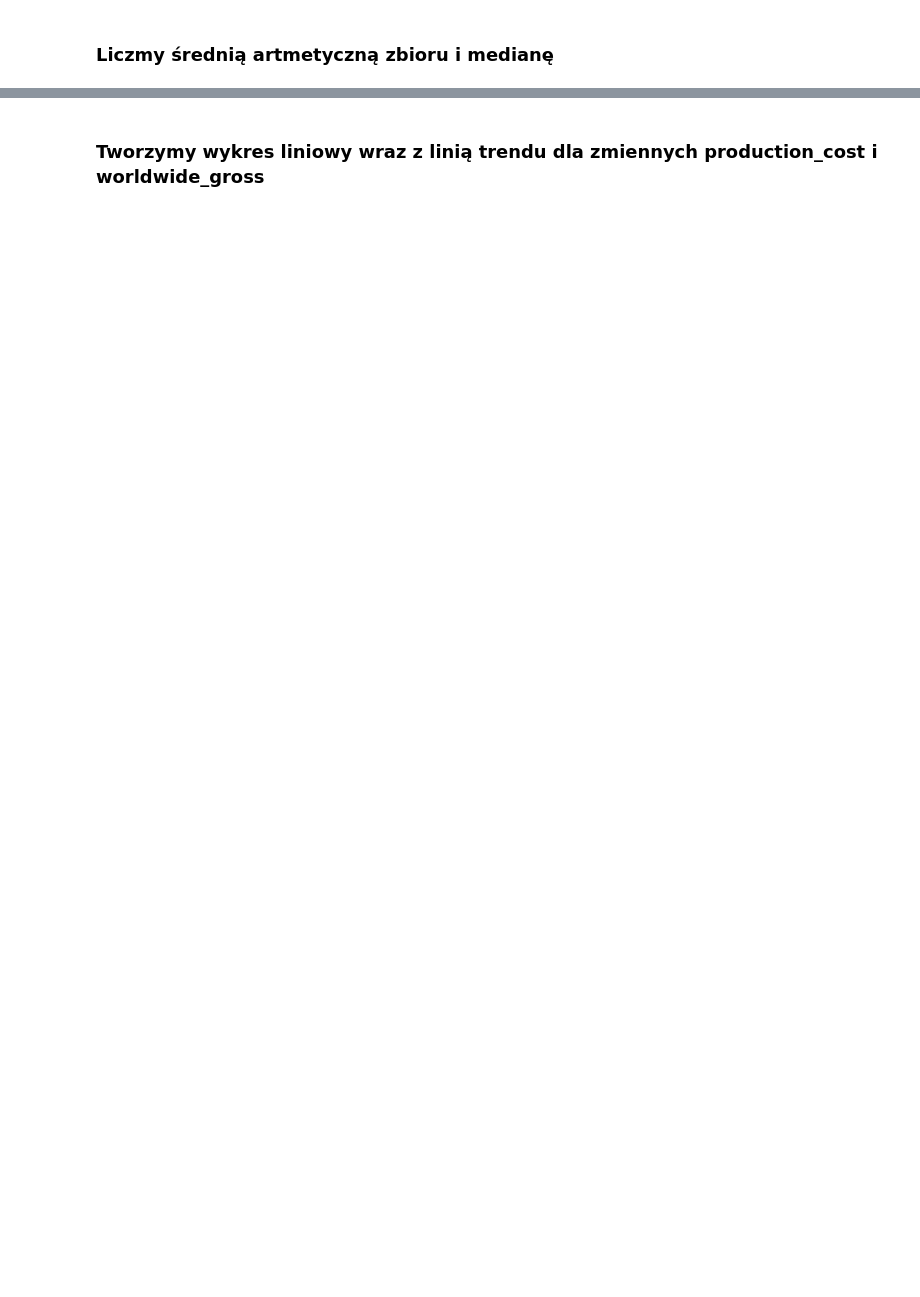
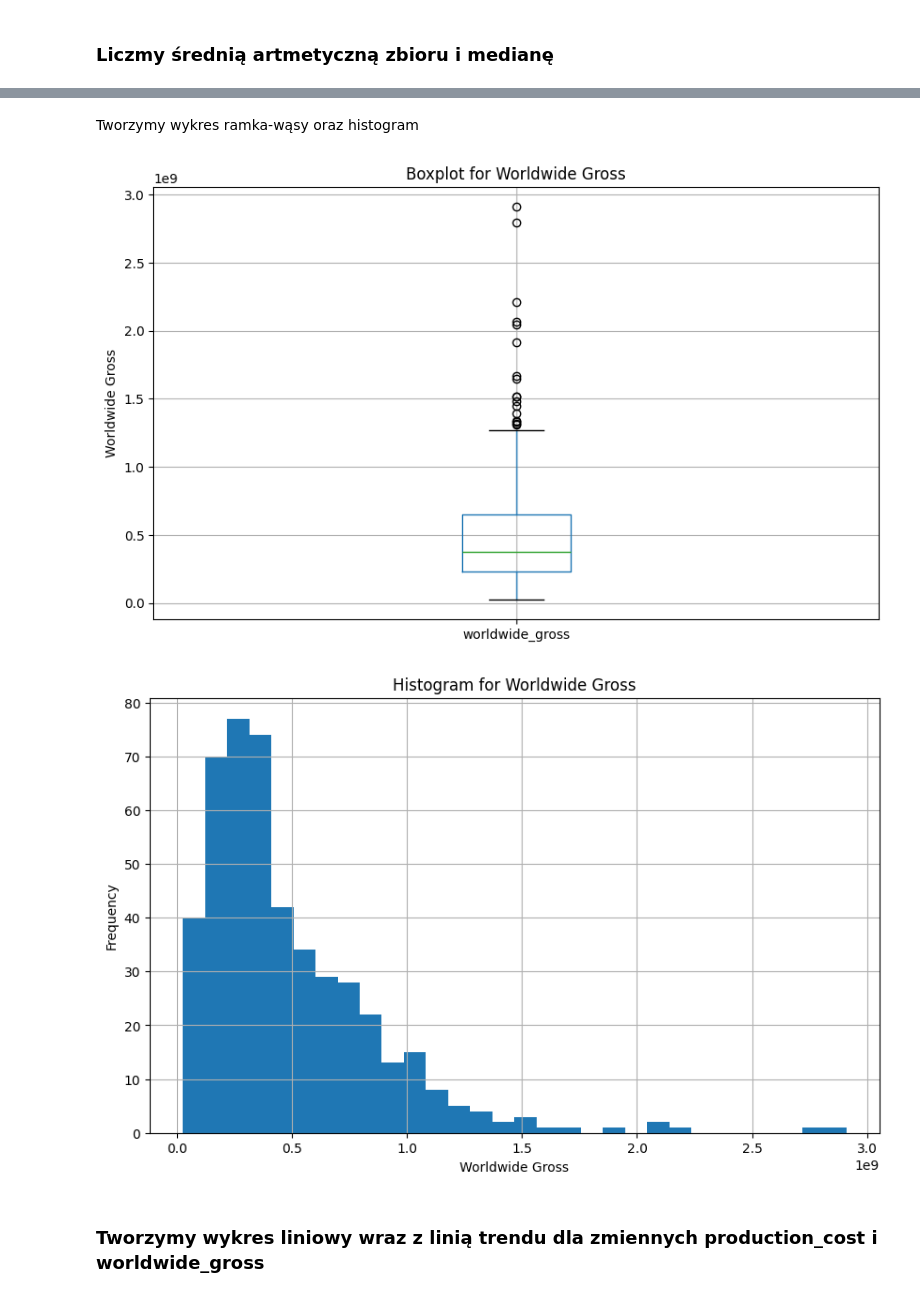
Before and after one commit to copperhead143/AGH-Statistical_Data_Analysis_Movies, a Jupyter notebook: Kopia_notatnika_Zadanie_Python_czysczenieDanych.ipynb, the cells around one changed output, grey strips where cells are left out. Saved outputs shown, nothing was run; the diff lists cells and outputs as text; code cells hidden in the pictures; blank space fills up the shorter version.

```diff
--- a/Kopia_notatnika_Zadanie_Python_czysczenieDanych.ipynb
+++ b/Kopia_notatnika_Zadanie_Python_czysczenieDanych.ipynb
@@ -77,9 +79,9 @@ display_interactive_table(movies_df)
 # %% [markdown]
 Usuwamy wszystkie wartości Nan, NULL i 0
 # %%
-cleaned_df = movies_df.dropna()
-cleaned_df = cleaned_df[(cleaned_df != 0).all(axis=1)]
-display_interactive_table(cleaned_df, 5)
+cleaned_data = movies_df.dropna()
+cleaned_data = cleaned_data[(cleaned_data != 0).all(axis=1)]
+display_interactive_table(cleaned_data, 5)
 # %% [output]
 |  | rank | release_date | title | url | production_cost | domestic_gross | worldwide_gross | ... |
 | 0 | 1 | 2019-04-23 | Avengers: Endgame | /movie/Avengers-Endgame-(2019)#ta... | 400000000 | 858373000 | 2797800564 | ... |
@@ -136,2 +126,20 @@ Rozstęp międzykwartylowy (IQR): 440271523.0
+# %% [markdown]
+Tworzymy wykres ramka-wąsy oraz histogram
+# %%
+
+plt.figure(figsize=(10, 6))
+cleaned_data.boxplot(column='worldwide_gross')
+plt.title('Boxplot for Worldwide Gross')
+plt.ylabel('Worldwide Gross')
+plt.show()
+plt.figure(figsize=(10, 6))
+cleaned_data['worldwide_gross'].hist(bins=30)
+plt.title('Histogram for Worldwide Gross')
+plt.xlabel('Worldwide Gross')
+plt.ylabel('Frequency')
+plt.show()
+# %% [output]
+[figure, added]
+[figure, added]
 # %% [markdown]
 ### Tworzymy wykres liniowy wraz z linią trendu dla zmiennych production_cost i worldwide_gross
```
Also changed, not shown: parts of 14 cells of this notebook.
